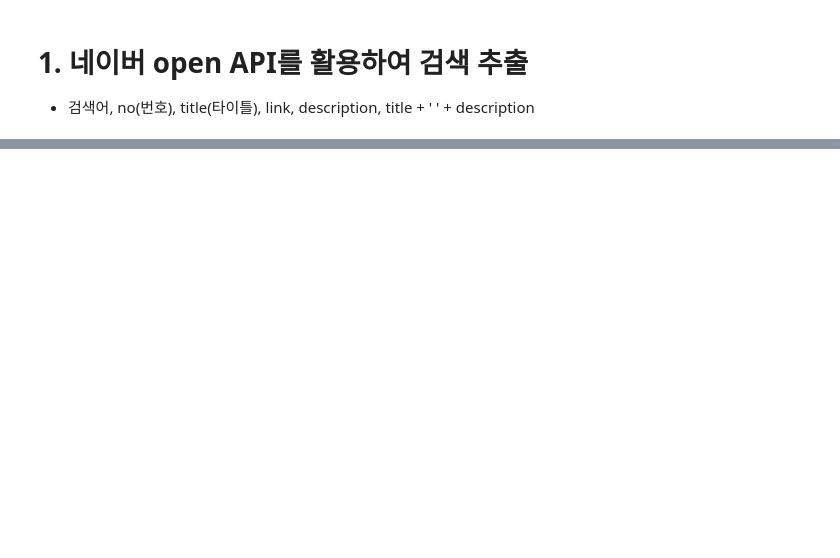
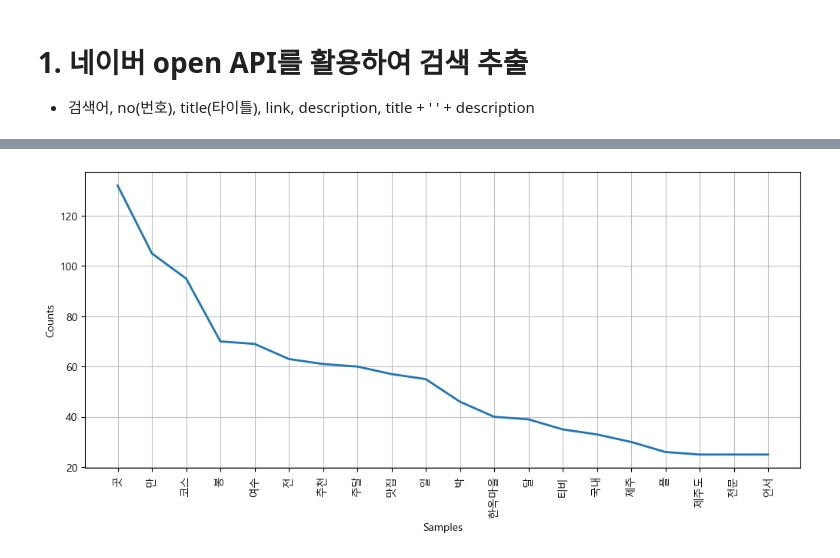
Before and after one commit to yoosim/ai_x, a Jupyter notebook: source/07_자연어처리/ch2_한글형태소분석_Quiz.ipynb, the cells around one changed output, grey strips where cells are left out. Cells and saved outputs as stored; diff of their text form; code cells hidden in the pictures; blank space fills up the shorter version.

```diff
--- a/source/07_자연어처리/ch2_한글형태소분석_Quiz.ipynb
+++ b/source/07_자연어처리/ch2_한글형태소분석_Quiz.ipynb
@@ -23,0 +202,6 @@ table.dataframe{font-size:18px;}
+# %%
+import nltk
+from mecab import MeCab
+mecab = MeCab()
+tagged1 = text1.apply(lambda x : mecab.pos(x))
+type(tagged1)
@@ -23,0 +218,11 @@ table.dataframe{font-size:18px;}
+# %%
+first = []
+for token in tagged1:
+    nouns=[]
+    for word, tag in token:
+        if tag.startswith('NN'):
+            nouns.append(word)
+    first.append(nouns)
+first
+# first = tagged1.apply(lambda tokens: [word for word, pos in tokens if pos.startswith('NN')])
+# first
@@ -23,0 +252,11 @@ table.dataframe{font-size:18px;}
+# %%
+second = []
+for token in tagged2:
+    nouns=[]
+    for word, tag in token:
+        if tag.startswith('NN'):
+            nouns.append(word)
+    second.append(nouns)
+# second
+# second = tagged2.apply(lambda tokens: [word for word, pos in tokens if pos.startswith('NN')])
+# second
@@ -23,0 +270,3 @@ table.dataframe{font-size:18px;}
+# %%
+first_word =[word for sublist in first for word in sublist if word not in ('여행','전주') ]
+first_word [:20]
@@ -23,0 +400,9 @@ table.dataframe{font-size:18px;}
+# %%
+data_text1 = nltk.Text(first_word)
+# data_text1
+plt.figure(figsize=(12,5))
+plt.rc('font', family='Malgun Gothic')
+data_text1.plot(20)
+plt.show()
+# %% [output]
+[figure, added]
```
Also changed, not shown: parts of 53 cells of this notebook, 10 other files.
